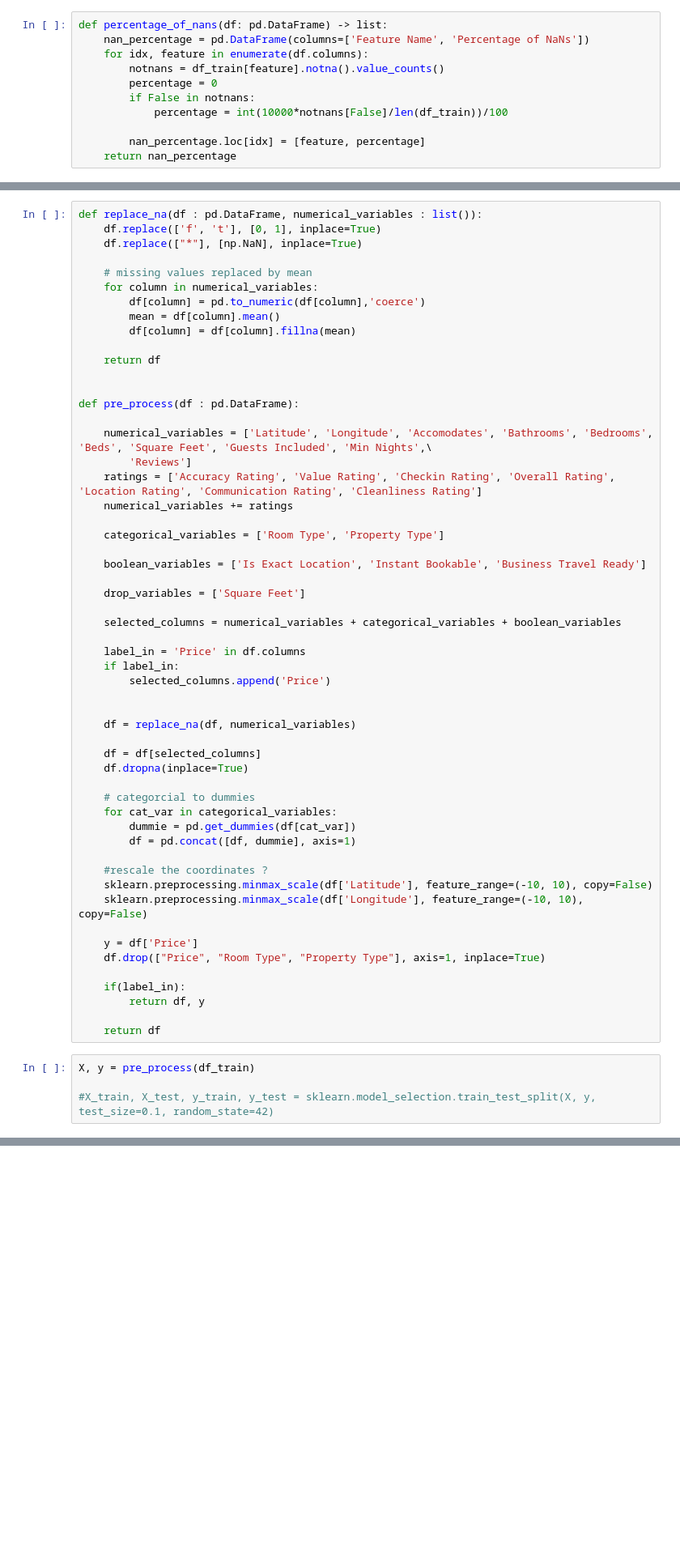
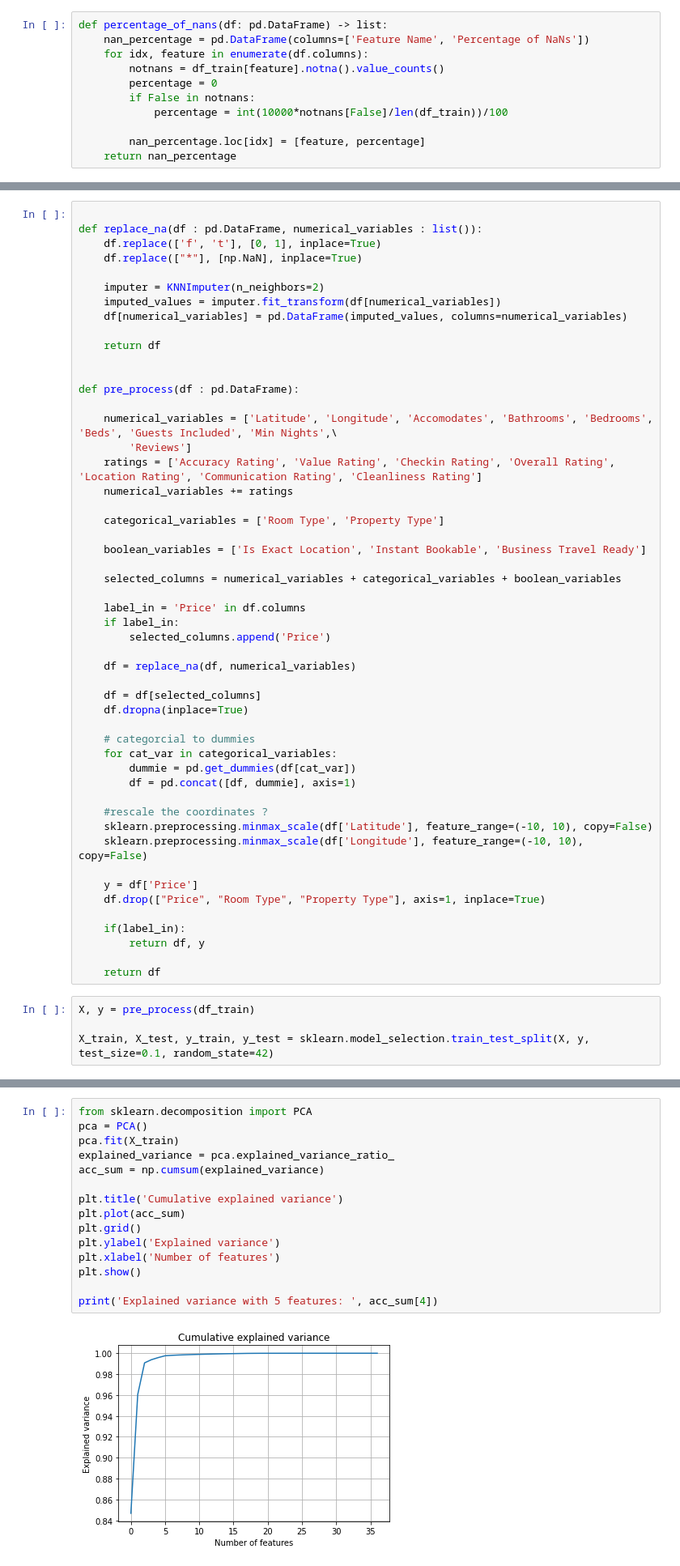
Before and after one commit to jose-melo/airbnb-berlin-price, a Jupyter notebook: src/berlin.ipynb, the cells around one changed output, grey strips where cells are left out. Shown at 81% size. Drawn from its saved outputs; the diff is of its cells as text; blank space fills up the shorter version.

```diff
--- a/src/berlin.ipynb
+++ b/src/berlin.ipynb
@@ -90,20 +75,19 @@ imputer.fit_transform(df[variables])
 # %%
+
 def replace_na(df : pd.DataFrame, numerical_variables : list()):
     df.replace(['f', 't'], [0, 1], inplace=True)
     df.replace(["*"], [np.NaN], inplace=True)
 
-    # missing values replaced by mean
-    for column in numerical_variables:
-        df[column] = pd.to_numeric(df[column],'coerce')
-        mean = df[column].mean()
-        df[column] = df[column].fillna(mean)
+    imputer = KNNImputer(n_neighbors=2)
+    imputed_values = imputer.fit_transform(df[numerical_variables])
+    df[numerical_variables] = pd.DataFrame(imputed_values, columns=numerical_variables)
 
     return df
 
 
 def pre_process(df : pd.DataFrame):
 
-    numerical_variables = ['Latitude', 'Longitude', 'Accomodates', 'Bathrooms', 'Bedrooms', 'Beds', 'Square Feet', 'Guests Included', 'Min Nights',\
+    numerical_variables = ['Latitude', 'Longitude', 'Accomodates', 'Bathrooms', 'Bedrooms', 'Beds', 'Guests Included', 'Min Nights',\
         'Reviews']
     ratings = ['Accuracy Rating', 'Value Rating', 'Checkin Rating', 'Overall Rating', 'Location Rating', 'Communication Rating', 'Cleanliness Rating']
     numerical_variables += ratings
@@ -112,14 +96,11 @@ def pre_process(df : pd.DataFrame):
 
     boolean_variables = ['Is Exact Location', 'Instant Bookable', 'Business Travel Ready']
 
-    drop_variables = ['Square Feet']
-
     selected_columns = numerical_variables + categorical_variables + boolean_variables
 
     label_in = 'Price' in df.columns
     if label_in:
         selected_columns.append('Price')
-
 
     df = replace_na(df, numerical_variables)
 
@@ -145,5 +126,5 @@ def pre_process(df : pd.DataFrame):
 # %%
 X, y = pre_process(df_train)
 
-#X_train, X_test, y_train, y_test = sklearn.model_selection.train_test_split(X, y, test_size=0.1, random_state=42)
+X_train, X_test, y_train, y_test = sklearn.model_selection.train_test_split(X, y, test_size=0.1, random_state=42)
 # %% [output]
@@ -150,0 +139,17 @@ KeyError: 'Host Response Time'
+# %%
+from sklearn.decomposition import PCA
+pca = PCA()
+pca.fit(X_train)
+explained_variance = pca.explained_variance_ratio_
+acc_sum = np.cumsum(explained_variance)
+
+plt.title('Cumulative explained variance')
+plt.plot(acc_sum)
+plt.grid()
+plt.ylabel('Explained variance')
+plt.xlabel('Number of features')
+plt.show()
+
+print('Explained variance with 5 features: ', acc_sum[4])
+# %% [output]
+[figure, added]
```
Also changed, not shown: parts of 22 cells of this notebook.
